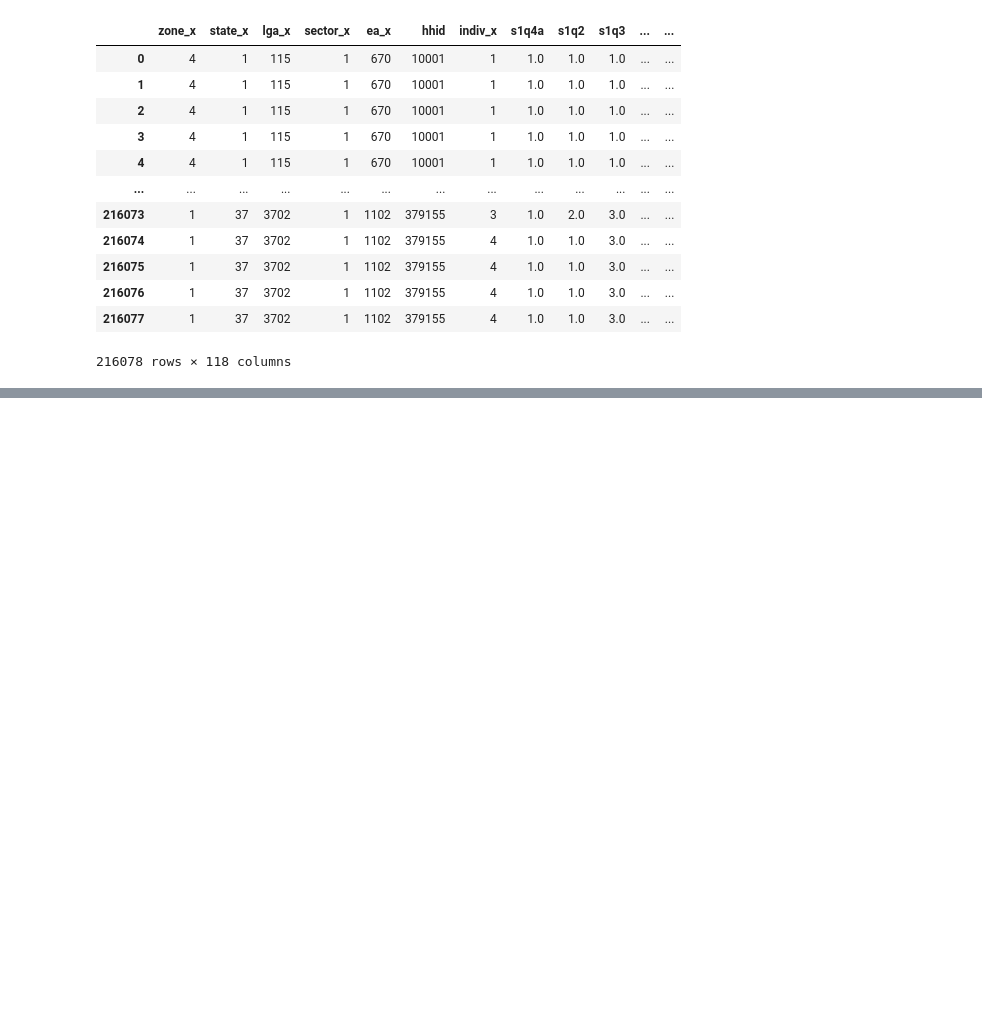
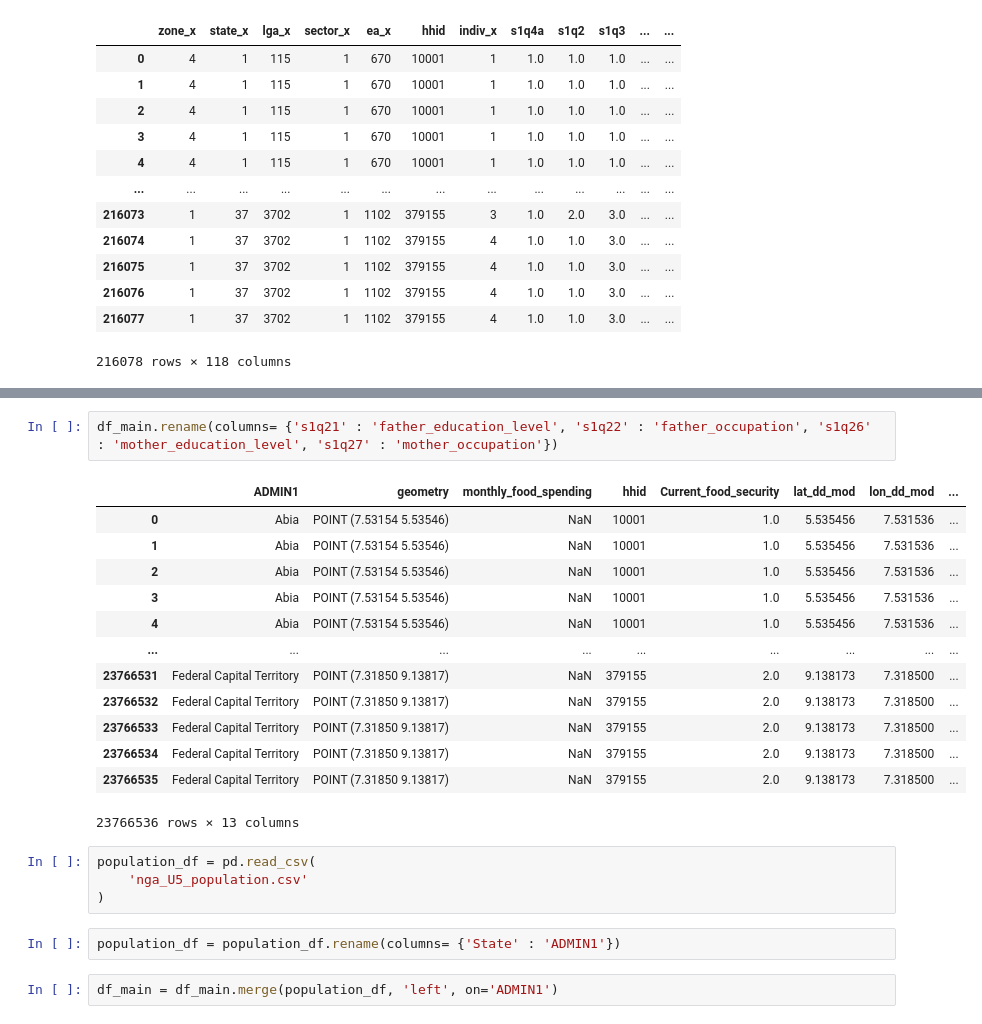
Before and after one commit to jpdoyle123/Fraym_Data_Case, a Jupyter notebook: Untitled.ipynb, the cells around one changed output, grey strips where cells are left out. Cells and saved outputs as stored; diff of their text form; blank space fills up the shorter version.

```diff
--- a/Untitled.ipynb
+++ b/Untitled.ipynb
@@ -379,0 +455,24 @@ demographics_df
+# %%
+df_main.rename(columns= {'s1q21' : 'father_education_level', 's1q22' : 'father_occupation', 's1q26' : 'mother_education_level', 's1q27' : 'mother_occupation'})
+# %% [output]
+|  | ADMIN1 | geometry | monthly_food_spending | hhid | Current_food_security | lat_dd_mod | lon_dd_mod | ... |
+| 0 | Abia | POINT (7.53154 5.53546) | NaN | 10001 | 1.0 | 5.535456 | 7.531536 | ... |
+| 1 | Abia | POINT (7.53154 5.53546) | NaN | 10001 | 1.0 | 5.535456 | 7.531536 | ... |
+| 2 | Abia | POINT (7.53154 5.53546) | NaN | 10001 | 1.0 | 5.535456 | 7.531536 | ... |
+| 3 | Abia | POINT (7.53154 5.53546) | NaN | 10001 | 1.0 | 5.535456 | 7.531536 | ... |
+| 4 | Abia | POINT (7.53154 5.53546) | NaN | 10001 | 1.0 | 5.535456 | 7.531536 | ... |
+| ... | ... | ... | ... | ... | ... | ... | ... | ... |
+| 23766531 | Federal Capital Territory | POINT (7.31850 9.13817) | NaN | 379155 | 2.0 | 9.138173 | 7.318500 | ... |
+| 23766532 | Federal Capital Territory | POINT (7.31850 9.13817) | NaN | 379155 | 2.0 | 9.138173 | 7.318500 | ... |
+| 23766533 | Federal Capital Territory | POINT (7.31850 9.13817) | NaN | 379155 | 2.0 | 9.138173 | 7.318500 | ... |
+| 23766534 | Federal Capital Territory | POINT (7.31850 9.13817) | NaN | 379155 | 2.0 | 9.138173 | 7.318500 | ... |
+| 23766535 | Federal Capital Territory | POINT (7.31850 9.13817) | NaN | 379155 | 2.0 | 9.138173 | 7.318500 | ... |
+23766536 rows × 13 columns
+# %%
+population_df = pd.read_csv(
+    'nga_U5_population.csv'
+)
+# %%
+population_df = population_df.rename(columns= {'State' : 'ADMIN1'})
+# %%
+df_main = df_main.merge(population_df, 'left', on='ADMIN1')
```
Also changed, not shown: parts of 16 cells of this notebook, 2 other files.
